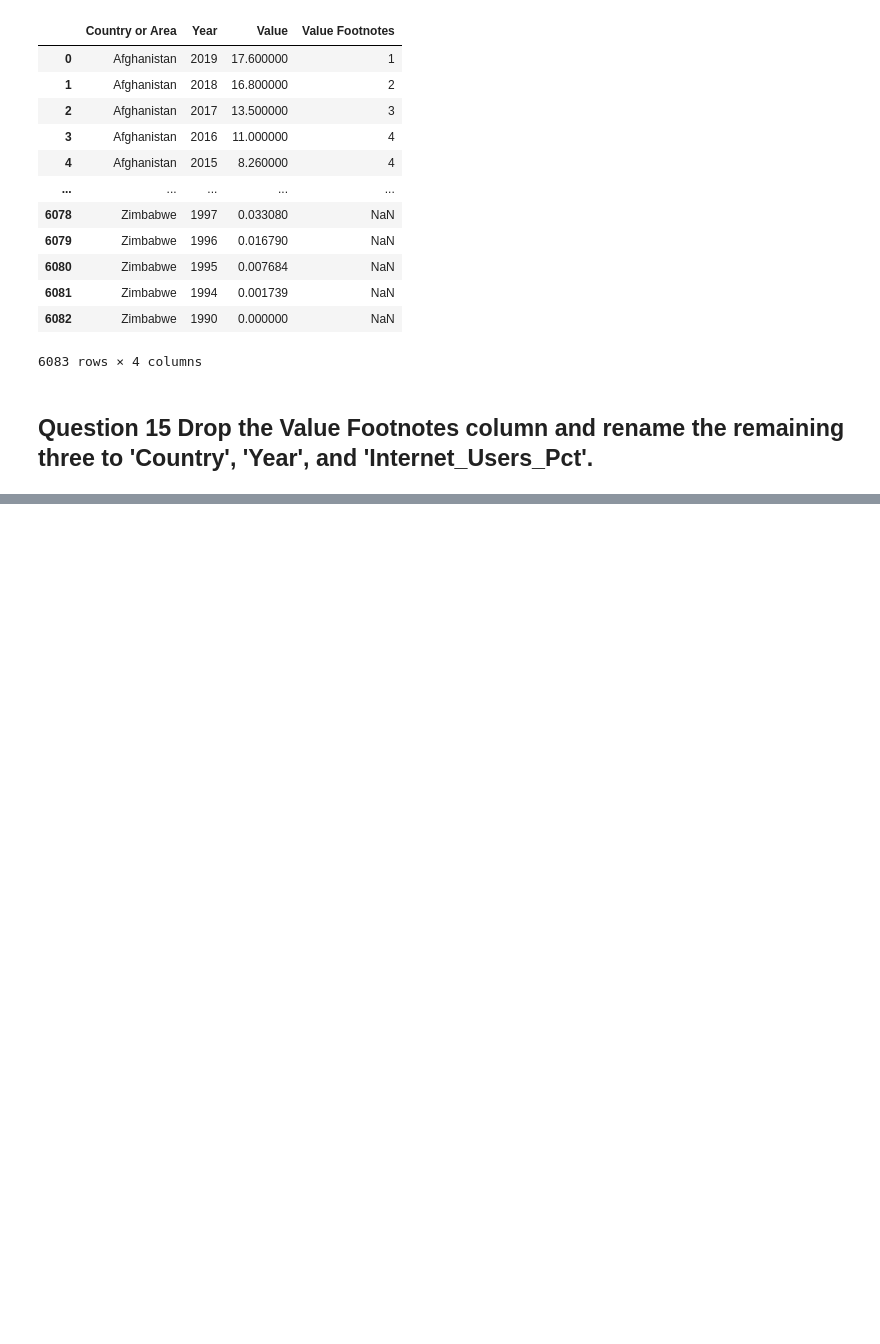
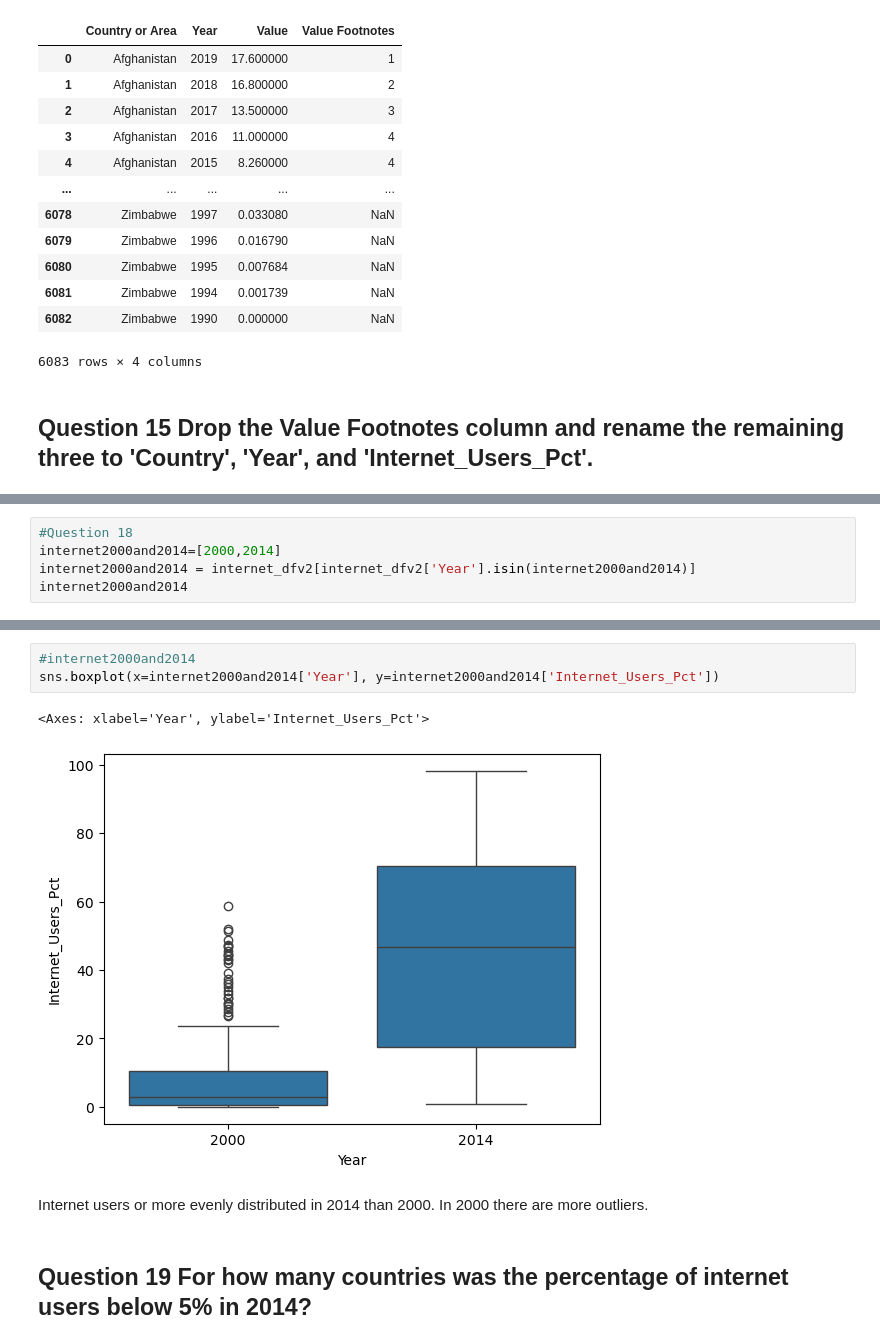
Before and after one commit to BrittanyRussell-15/un-exploration-PythonBrittanyRussell-15, a Jupyter notebook: notebooks/BrittanyRussellUndataProject1.ipynb, the cells around one changed output, grey strips where cells are left out. Drawn from its saved outputs; the diff is of its cells as text; blank space fills up the shorter version.

```diff
--- a/notebooks/BrittanyRussellUndataProject1.ipynb
+++ b/notebooks/BrittanyRussellUndataProject1.ipynb
@@ -399,0 +553,5 @@ internet_df.columns=[ 'Country', 'Year', 'Internet_Users_Pct']
+# %%
+#Question 18
+internet2000and2014=[2000,2014]
+internet2000and2014 = internet_dfv2[internet_dfv2['Year'].isin(internet2000and2014)]
+internet2000and2014
@@ -399,0 +572,10 @@ internet_df.columns=[ 'Country', 'Year', 'Internet_Users_Pct']
+# %%
+#internet2000and2014
+sns.boxplot(x=internet2000and2014['Year'], y=internet2000and2014['Internet_Users_Pct'])
+# %% [output]
+<Axes: xlabel='Year', ylabel='Internet_Users_Pct'>
+[figure, added]
+# %% [markdown]
+Internet users or more evenly distributed in 2014 than 2000. In 2000 there are more outliers.
+# %% [markdown]
+## Question 19 For how many countries was the percentage of internet users below 5% in 2014?
```
Also changed, not shown: parts of 50 cells of this notebook.
